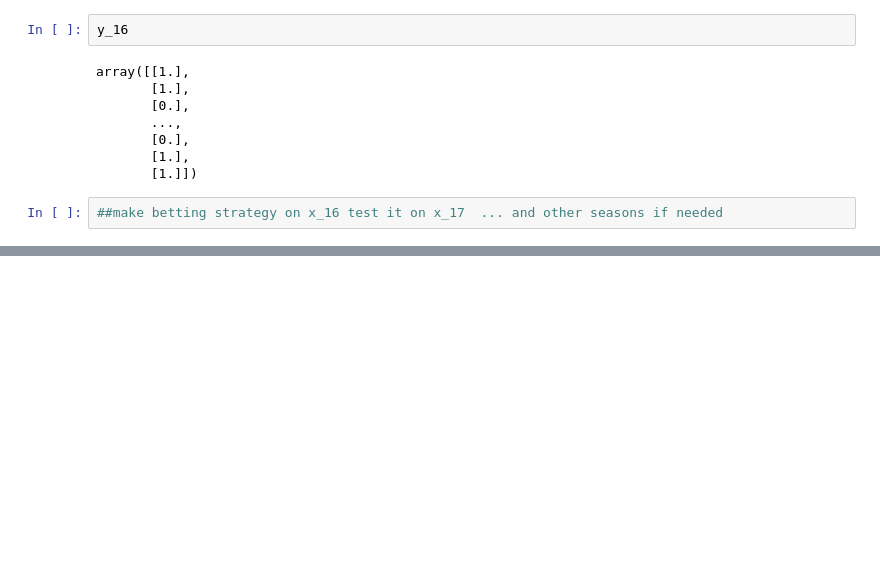
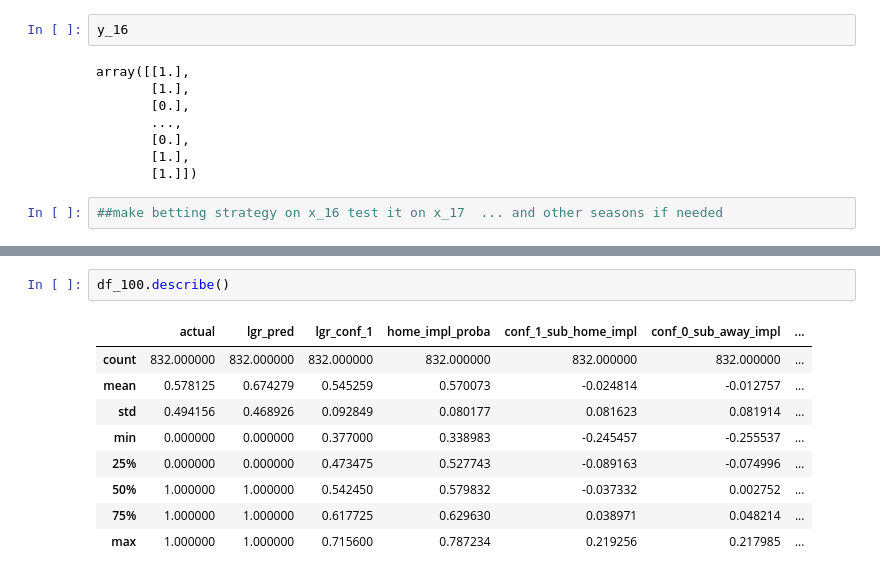
Before and after one commit to joeyamosjohns/final_project_nhl_prediction, a Jupyter notebook: Note_books/Explore_Models/betting_strategies_v3.ipynb, the cells around one changed output, grey strips where cells are left out. Cells and saved outputs as stored; diff of their text form; blank space fills up the shorter version.

```diff
--- a/Note_books/Explore_Models/betting_strategies_v3.ipynb
+++ b/Note_books/Explore_Models/betting_strategies_v3.ipynb
@@ -553,0 +581,12 @@ dic['svc_proba'] = list(svc.predict_proba(x_16)[:,1])
+# %%
+df_100.describe()
+# %% [output]
+|  | actual | lgr_pred | lgr_conf_1 | home_impl_proba | conf_1_sub_home_impl | conf_0_sub_away_impl | ... |
+| count | 832.000000 | 832.000000 | 832.000000 | 832.000000 | 832.000000 | 832.000000 | ... |
+| mean | 0.578125 | 0.674279 | 0.545259 | 0.570073 | -0.024814 | -0.012757 | ... |
+| std | 0.494156 | 0.468926 | 0.092849 | 0.080177 | 0.081623 | 0.081914 | ... |
+| min | 0.000000 | 0.000000 | 0.377000 | 0.338983 | -0.245457 | -0.255537 | ... |
+| 25% | 0.000000 | 0.000000 | 0.473475 | 0.527743 | -0.089163 | -0.074996 | ... |
+| 50% | 1.000000 | 1.000000 | 0.542450 | 0.579832 | -0.037332 | 0.002752 | ... |
+| 75% | 1.000000 | 1.000000 | 0.617725 | 0.629630 | 0.038971 | 0.048214 | ... |
+| max | 1.000000 | 1.000000 | 0.715600 | 0.787234 | 0.219256 | 0.217985 | ... |
```
Also changed, not shown: parts of 41 cells of this notebook, 3 other files.
